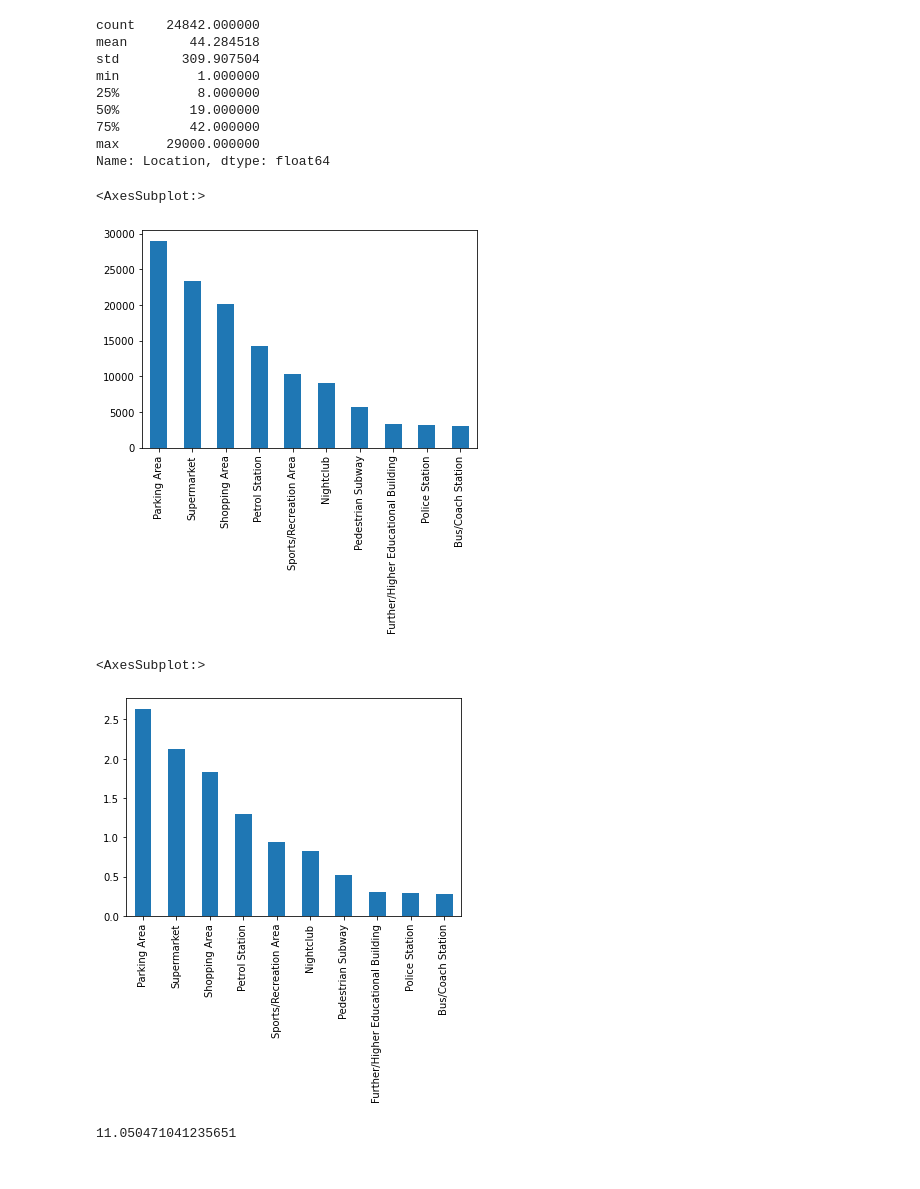
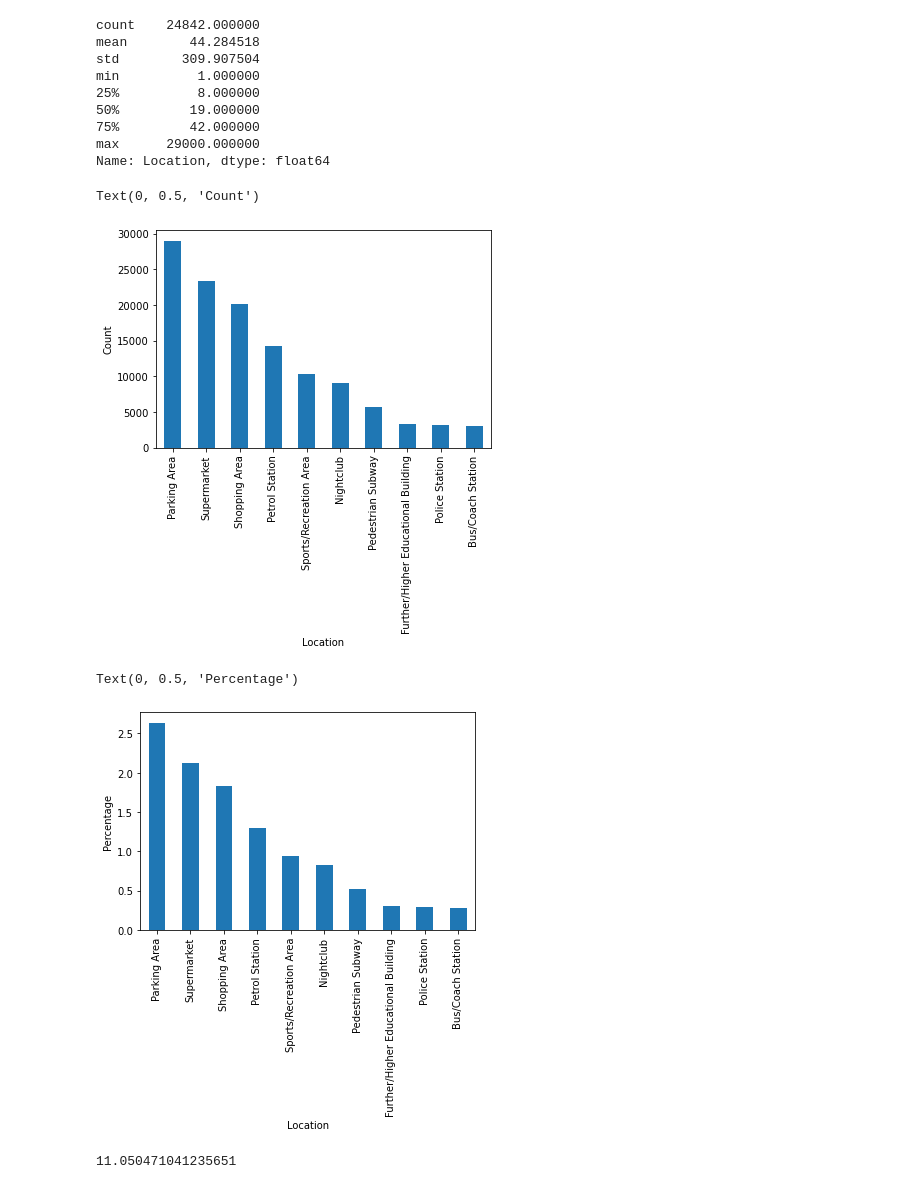
Before and after one commit to OmarInCS/udacity-crime-analysis, a Jupyter notebook: exploratory-analysis.ipynb, the cells around one changed output. Drawn from its saved outputs; the diff is of its cells as text; code cells hidden in the pictures.

```diff
--- a/exploratory-analysis.ipynb
+++ b/exploratory-analysis.ipynb
@@ -466,14 +484,18 @@ max      29000.000000
 Name: Location, dtype: float64
 # %%
 data["Location"].value_counts().head(10).plot.bar()
+plt.xlabel("Location")
+plt.ylabel("Count")
 # %% [output]
-<AxesSubplot:>
+Text(0, 0.5, 'Count')
-[figure, old version]
+[figure, new version]
 # %%
 (data["Location"].value_counts() / data.shape[0] * 100).head(10).plot.bar()
+plt.xlabel("Location")
+plt.ylabel("Percentage")
 # %% [output]
-<AxesSubplot:>
+Text(0, 0.5, 'Percentage')
-[figure, old version]
+[figure, new version]
 # %%
 (data["Location"].value_counts() / data.shape[0] * 100).head(10).sum()
 # %% [output]
```
Also changed, not shown: parts of 15 cells of this notebook, 3 other files.
